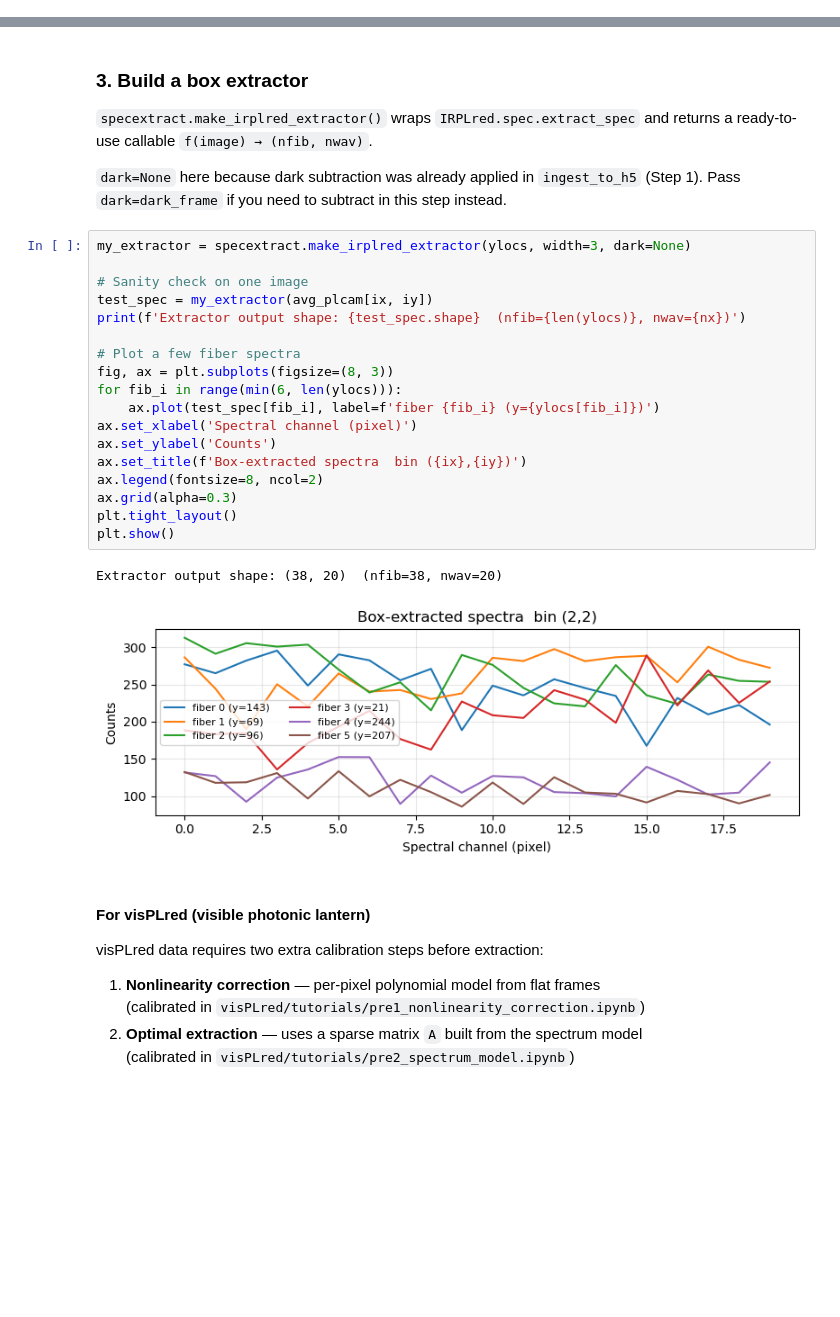
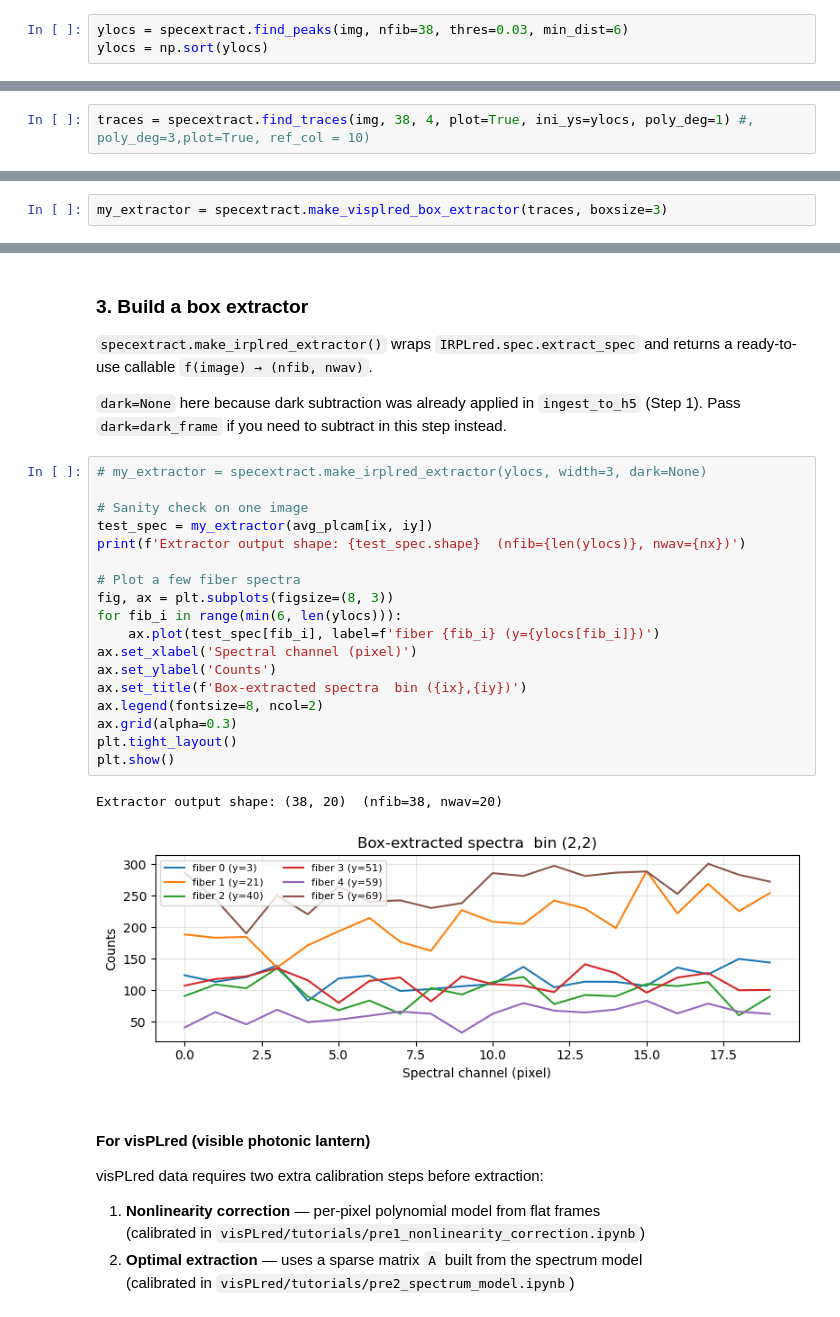
Before and after one commit to YooJung-Kim/PLred, a Jupyter notebook: PLred/tutorials/step2_specextract.ipynb, the cells around one changed output, grey strips where cells are left out. Saved outputs shown, nothing was run; the diff lists cells and outputs as text; blank space fills up the shorter version.

```diff
--- a/PLred/tutorials/step2_specextract.ipynb
+++ b/PLred/tutorials/step2_specextract.ipynb
@@ -92,0 +98,3 @@ plt.show()
+# %%
+ylocs = specextract.find_peaks(img, nfib=38, thres=0.03, min_dist=6)
+ylocs = np.sort(ylocs)
@@ -92,0 +139,2 @@ plt.show()
+# %%
+traces = specextract.find_traces(img, 38, 4, plot=True, ini_ys=ylocs, poly_deg=1) #, poly_deg=3,plot=True, ref_col = 10)
@@ -93,3 +143,5 @@ plt.show()
+# %%
+my_extractor = specextract.make_visplred_box_extractor(traces, boxsize=3)
 # %% [markdown]
 ### 2. Find fiber trace positions
 
@@ -119,26 +171,26 @@ ready-to-use callable `f(image) → (nfib, nwav)`.
 `dark=None` here because dark subtraction was already applied in `ingest_to_h5` (Step 1).
 Pass `dark=dark_frame` if you need to subtract in this step instead.
 # %%
-my_extractor = specextract.make_irplred_extractor(ylocs, width=3, dark=None)
+# my_extractor = specextract.make_irplred_extractor(ylocs, width=3, dark=None)
 
 # Sanity check on one image
 test_spec = my_extractor(avg_plcam[ix, iy])
 print(f'Extractor output shape: {test_spec.shape}  (nfib={len(ylocs)}, nwav={nx})')
 
 # Plot a few fiber spectra
 fig, ax = plt.subplots(figsize=(8, 3))
 for fib_i in range(min(6, len(ylocs))):
     ax.plot(test_spec[fib_i], label=f'fiber {fib_i} (y={ylocs[fib_i]})')
 ax.set_xlabel('Spectral channel (pixel)')
 ax.set_ylabel('Counts')
 ax.set_title(f'Box-extracted spectra  bin ({ix},{iy})')
 ax.legend(fontsize=8, ncol=2)
 ax.grid(alpha=0.3)
 plt.tight_layout()
 plt.show()
 # %% [output]
 Extractor output shape: (38, 20)  (nfib=38, nwav=20)
-[figure, old version]
+[figure, new version]
 # %% [markdown]
 #### For visPLred (visible photonic lantern)
 
```
Also changed, not shown: parts of 3 cells of this notebook, 1 other file.
